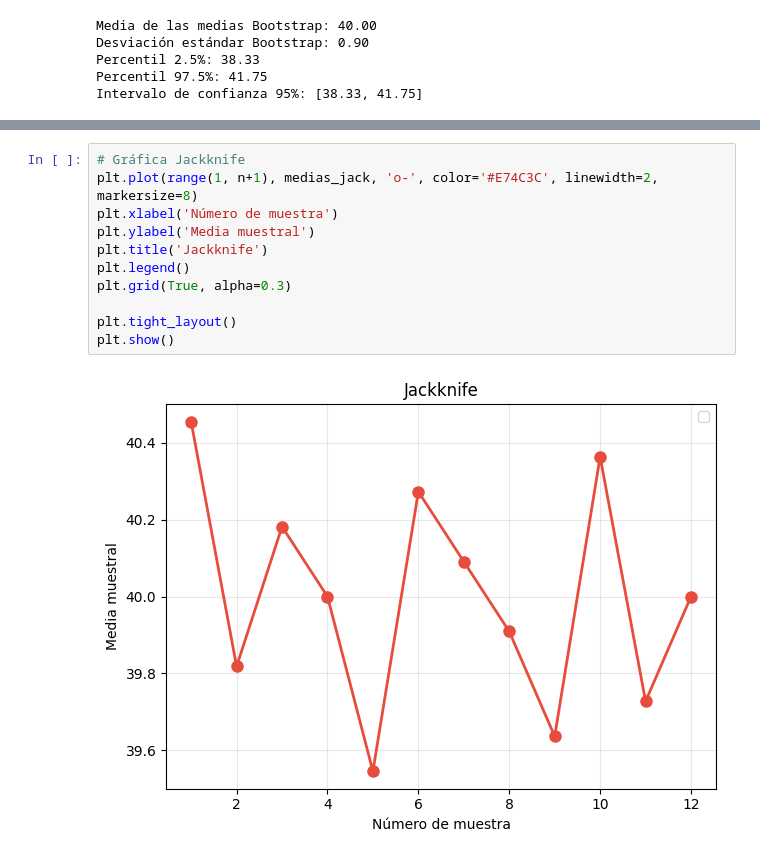
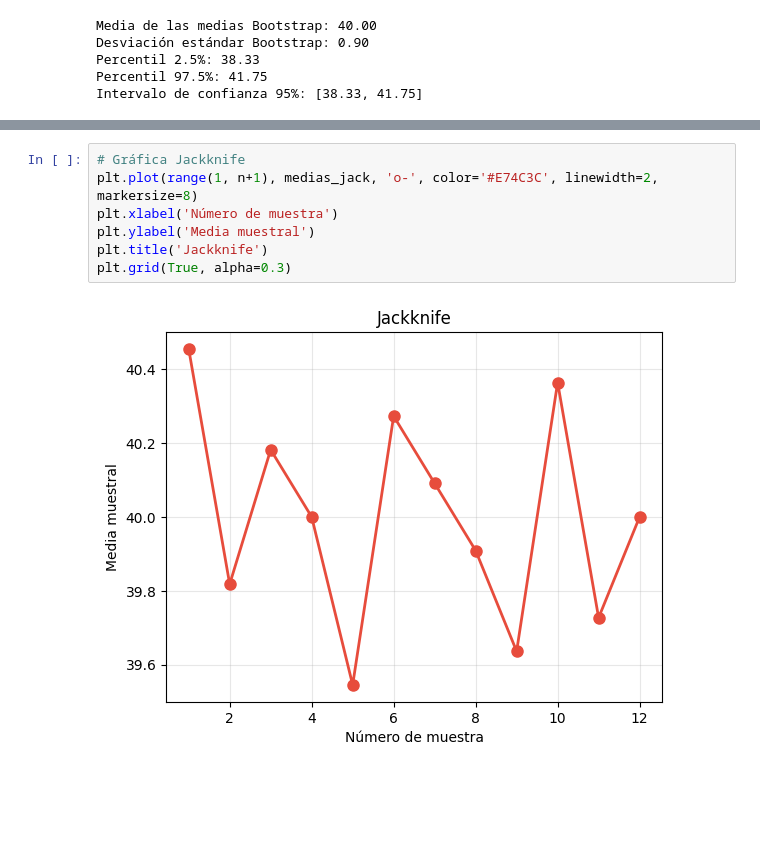
Before and after one commit to jess22jess/SIMULACI-IN-I, a Jupyter notebook: PROYECTO_FINAL.ipynb, the cells around one changed output, grey strips where cells are left out. Cells and saved outputs as stored; diff of their text form; blank space fills up the shorter version.

```diff
--- a/PROYECTO_FINAL.ipynb
+++ b/PROYECTO_FINAL.ipynb
@@ -642,13 +641,9 @@ plt.grid(True, alpha=0.3)
 # %%
 # Gráfica Jackknife
 plt.plot(range(1, n+1), medias_jack, 'o-', color='#E74C3C', linewidth=2, markersize=8)
 plt.xlabel('Número de muestra')
 plt.ylabel('Media muestral')
 plt.title('Jackknife')
-plt.legend()
 plt.grid(True, alpha=0.3)
-
-plt.tight_layout()
-plt.show()
 # %% [output]
-[figure, old version]
+[figure, new version]
```
Also changed, not shown: parts of 1 cell of this notebook.
